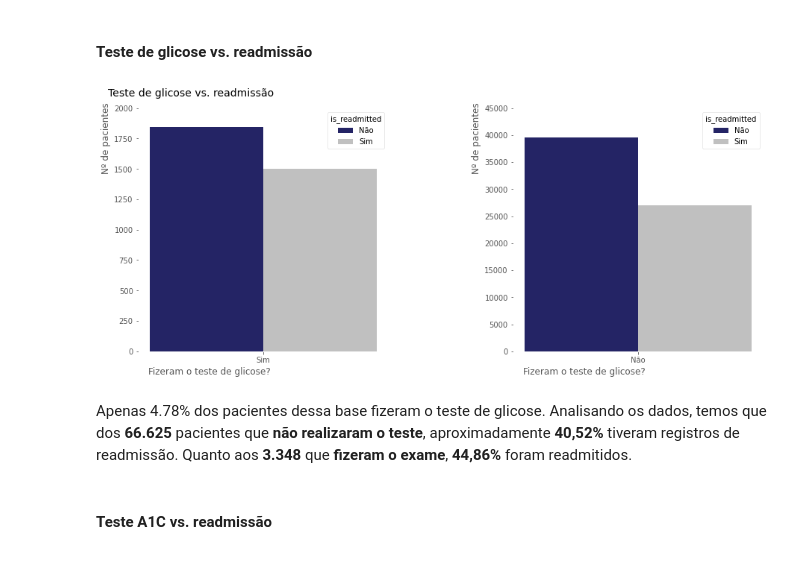
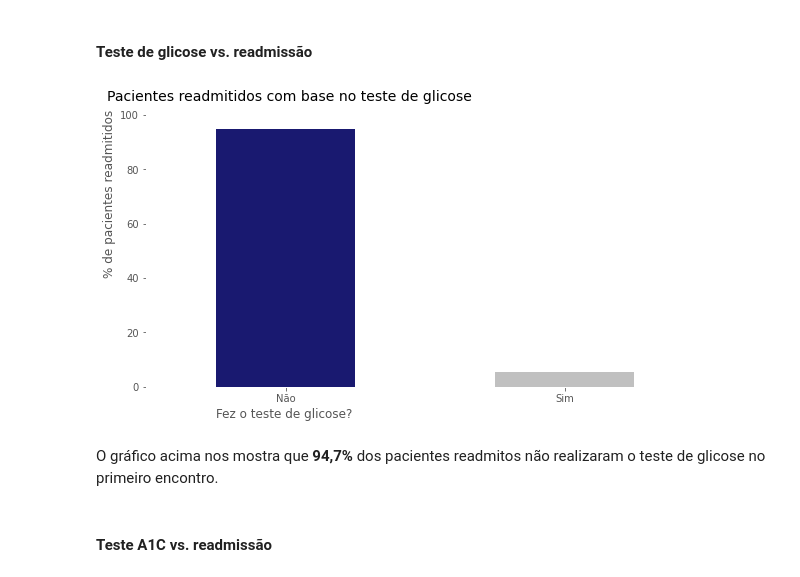
Before and after one commit to LilianeAquino/aed_projeto_3, a Jupyter notebook: template.ipynb, the cells around one changed output. Cells and saved outputs as stored; diff of their text form; code cells hidden in the pictures.

```diff
--- a/template.ipynb
+++ b/template.ipynb
@@ -626,32 +632,22 @@ Em relação às admissões, temos uma recorrência maior entre as mulheres, em
 # %% [markdown]
 #### Teste de glicose vs. readmissão
 # %%
-data_cleaned['is_max_glu_serum'] = data_cleaned['max_glu_serum'].map({0: 'Não', 1: 'Sim', 2: 'Sim', 3: 'Sim'})
-is_max_glu_serum = data_cleaned[['is_max_glu_serum', 'is_readmitted']]
-did_not = is_max_glu_serum.query('is_max_glu_serum=="Não"')
-did = is_max_glu_serum.query('is_max_glu_serum=="Sim"')
+just_readmitted['is_max_glu_serum'] = just_readmitted['max_glu_serum'].map({0: 'Não', 1: 'Sim', 2: 'Sim', 3: 'Sim'})
-# %%
-plt.rcParams['font.family'] = 'Arial, Helvetica, sans-serif'
-_, ax = plt.subplots(ncols=2, figsize=[15, 6])
-
-sns.countplot(x='is_max_glu_serum', hue='is_readmitted', data=did, palette=['#191970', '#C0C0C0'], ax=ax[0])
-ax[0].set_ylabel('Nº de pacientes', horizontalalignment='left', y=0.73)
-ax[0].set_xlabel('Fizeram o teste de glicose?', horizontalalignment='right', x=0.53)
-ax[0].set_ylim(0, 2000)
-
-ax[0].set_title('Teste de glicose vs. readmissão', y=1.03, size=14, loc='left', x=-0.12)
-
-sns.countplot(x='is_max_glu_serum', hue='is_readmitted', data=did_not, palette=['#191970', '#C0C0C0'], ax=ax[1])
-ax[1].set_ylabel('Nº de pacientes', horizontalalignment='left', y=0.73)
-ax[1].set_xlabel('Fizeram o teste de glicose?', horizontalalignment='right', x=0.53)
-ax[1].set_ylim(0, 45000)
-
-plt.subplots_adjust(wspace=0.50)
-plt.show()
-# %% [output]
-[figure, removed]
-# %% [markdown]
-Apenas 4.78% dos pacientes dessa base fizeram o teste de glicose. Analisando os dados, temos que dos **66.625** pacientes que **não realizaram o teste**, aproximadamente **40,52%** tiveram registros de readmissão. Quanto aos **3.348** que **fizeram o exame**, **44,86%** foram readmitidos.
+# %%
+plt.rcParams['figure.figsize'] = [10, 5]
+plt.rcParams['font.family'] = 'Arial, Helvetica, sans-serif'
+
+(just_readmitted['is_max_glu_serum'].value_counts(normalize=True)*100).plot.bar(rot=0, color=['#191970','#C0C0C0'])
+
+plt.title('Pacientes readmitidos com base no teste de glicose', y=1.03, size=14, loc='left', x=-0.07)
+plt.ylabel('% de pacientes readmitidos', horizontalalignment='left', y=0.40)
+plt.xlabel('Fez o teste de glicose?', horizontalalignment='right', x=0.37)
+plt.ylim(0, 100)
+plt.show()
+# %% [output]
+[figure, added]
+# %% [markdown]
+O gráfico acima nos mostra que **94,7%** dos pacientes readmitos não realizaram o teste de glicose no primeiro encontro.
 # %% [markdown]
 #### Teste A1C vs. readmissão
 # %%
```
Also changed, not shown: parts of 42 cells of this notebook, 1 other file.
